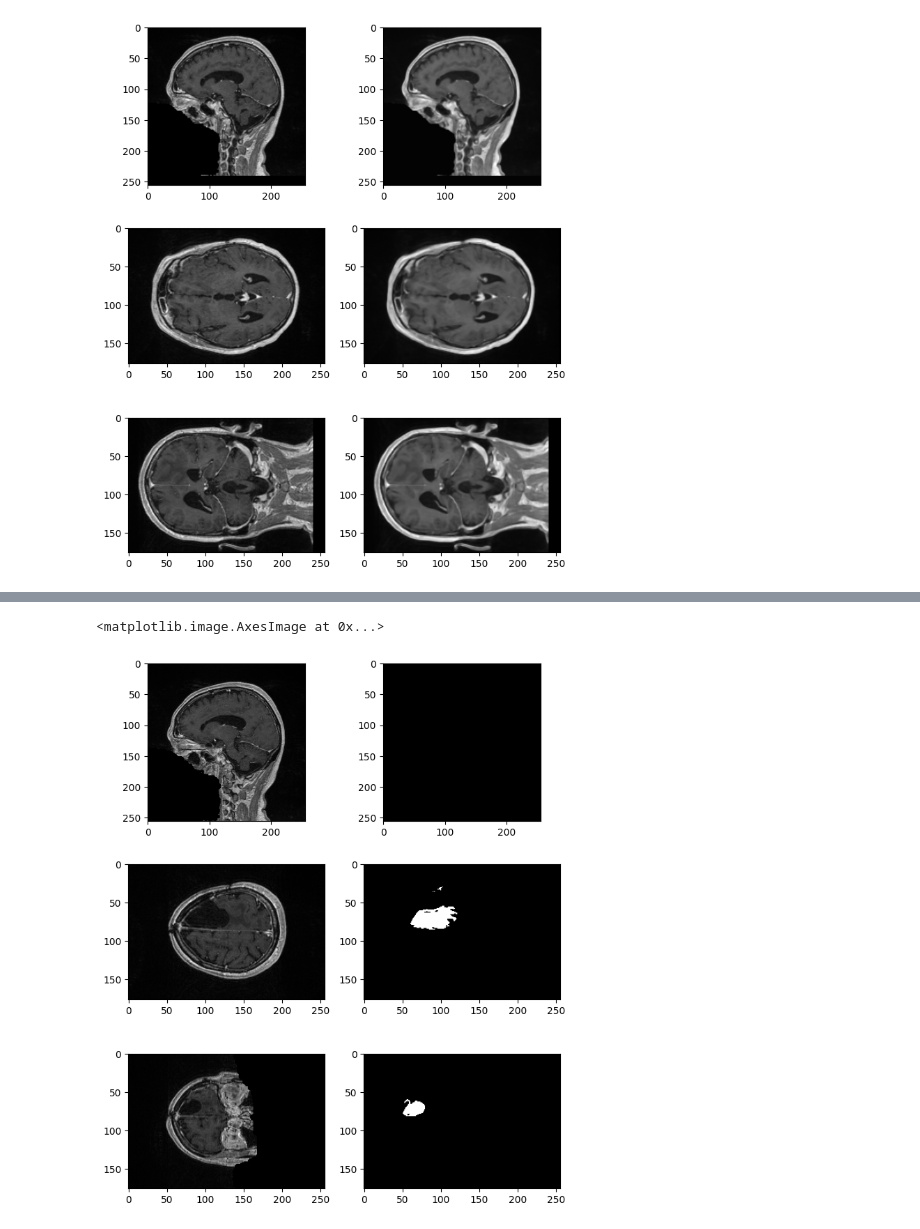
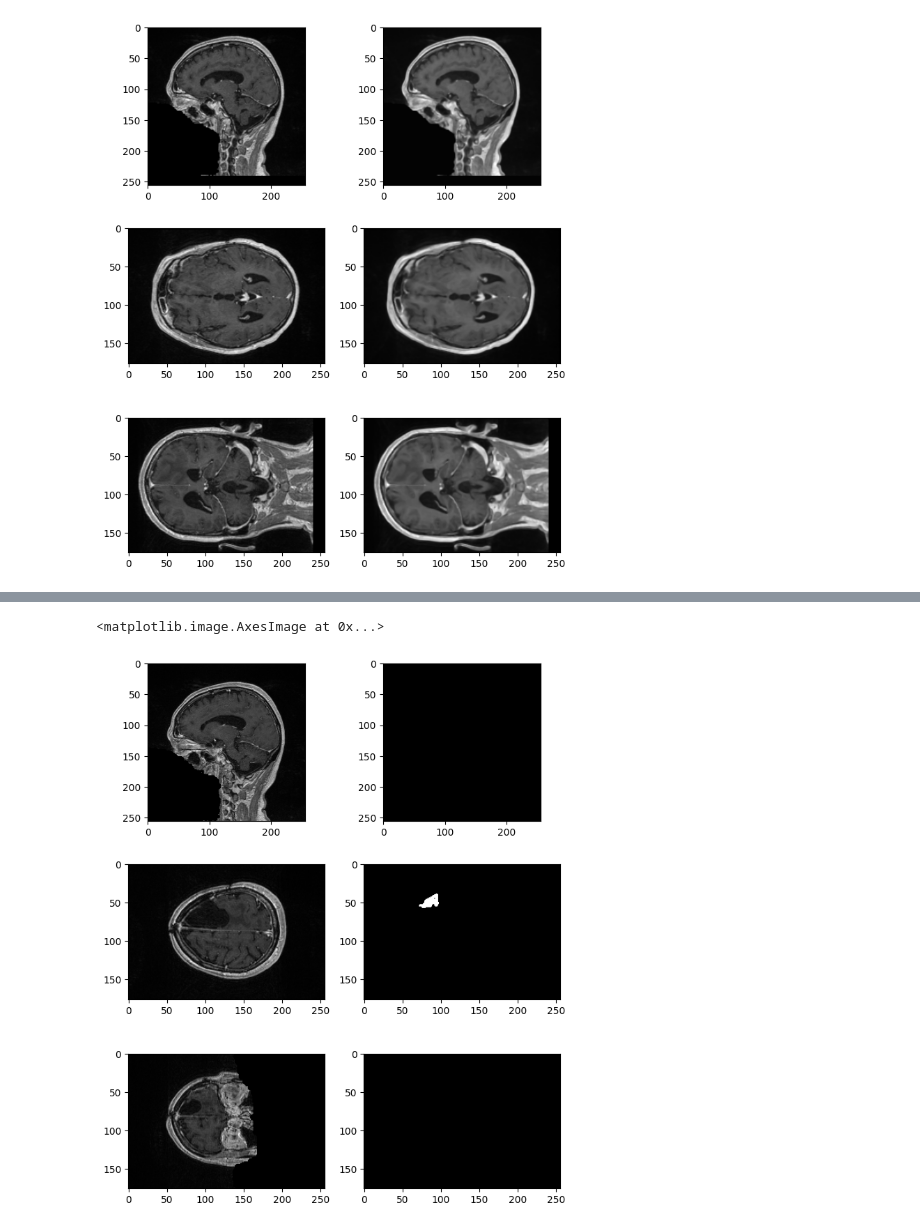
Before and after one commit to TALLEC-Scott/ITKVTK_PROJECT, a Jupyter notebook: Projet_ITK-VTK.ipynb, the cells around one changed output, grey strips where cells are left out. Cells and saved outputs as stored; diff of their text form; code cells hidden in the pictures.

```diff
--- a/Projet_ITK-VTK.ipynb
+++ b/Projet_ITK-VTK.ipynb
@@ -265,34 +327,34 @@ axes[2, 1].imshow(images_1_segmented[:, :, 68], cmap='gray')
 ConnectedFilterType = itk.ConnectedThresholdImageFilter[itk.Image[itk.F,3], itk.Image[itk.F,3]]
 connectedThreshold = ConnectedFilterType.New()
 
-lower_threshold = 50.
-upper_threshold = 100.
+lower_threshold = 500.
+upper_threshold = 800.
+index = (90,70,51)
 
 connectedThreshold.SetInput(images_2_smoothed)
 connectedThreshold.SetLower(lower_threshold)
 connectedThreshold.SetUpper(upper_threshold)
 connectedThreshold.SetReplaceValue(255)
 
-index = (100,64,68)
 connectedThreshold.SetSeed(index)
 seed_value = images_2_smoothed.GetPixel((100,64,68))
 
 connectedThreshold.Update()
 
 images_2_segmented = connectedThreshold.GetOutput()
 
 #for i in range(images_2_segmented.shape[0]):
 #    plt.imshow(images_2_segmented[i, :, :], cmap='gray')
 #    plt.axis('off')
 #    plt.show()
 
 fig, axes = plt.subplots(3, 2, figsize=(8, 10))
 axes[0, 0].imshow(images_2[100, :, :], cmap='gray')
 axes[0, 1].imshow(images_2_segmented[100, :, :], cmap='gray')
 axes[1, 0].imshow(images_2[:, 64, :], cmap='gray')
 axes[1, 1].imshow(images_2_segmented[:, 64, :], cmap='gray')
 axes[2, 0].imshow(images_2[:, :, 68], cmap='gray')
 axes[2, 1].imshow(images_2_segmented[:, :, 68], cmap='gray')
 # %% [output]
 <matplotlib.image.AxesImage at 0x...>
-[figure, old version]
+[figure, new version]
```
Also changed, not shown: parts of 20 cells of this notebook.
